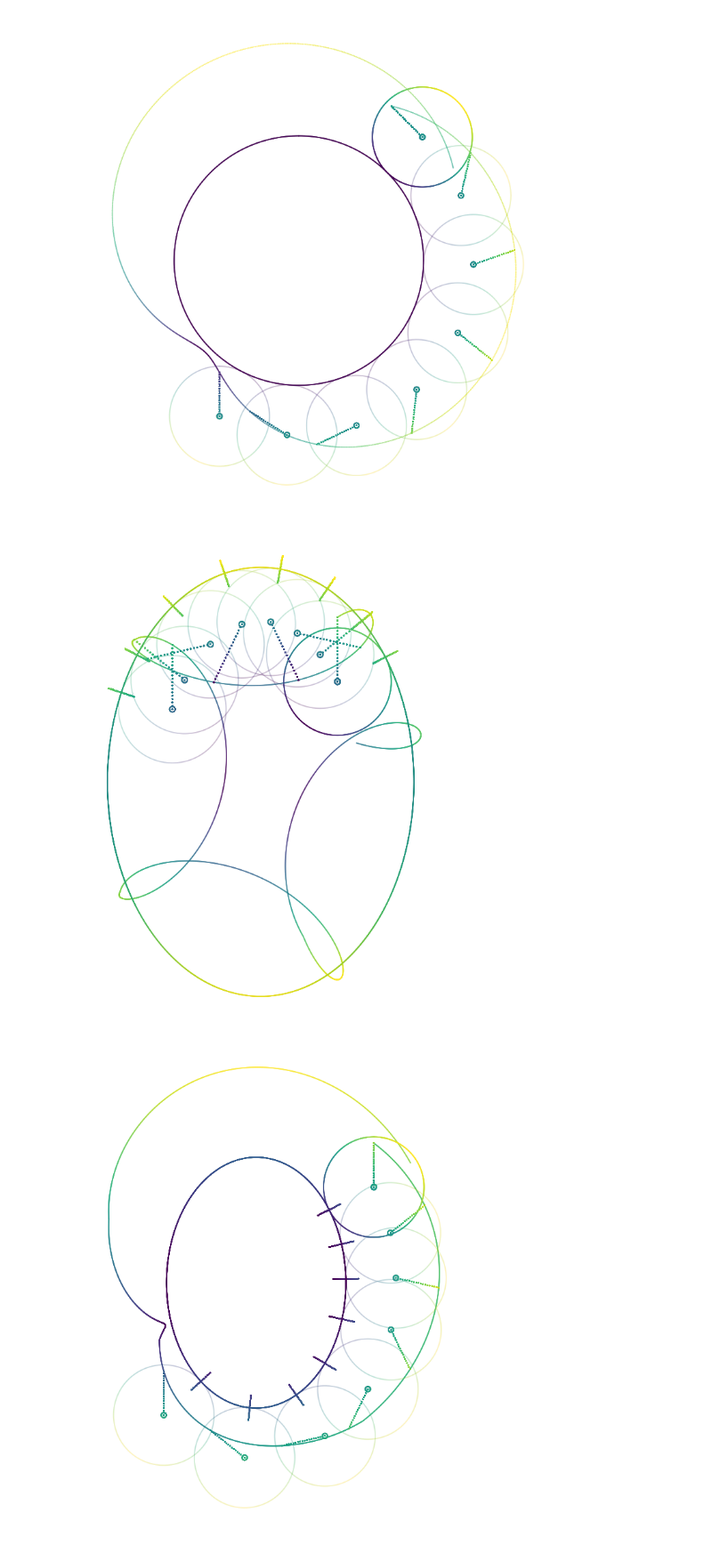
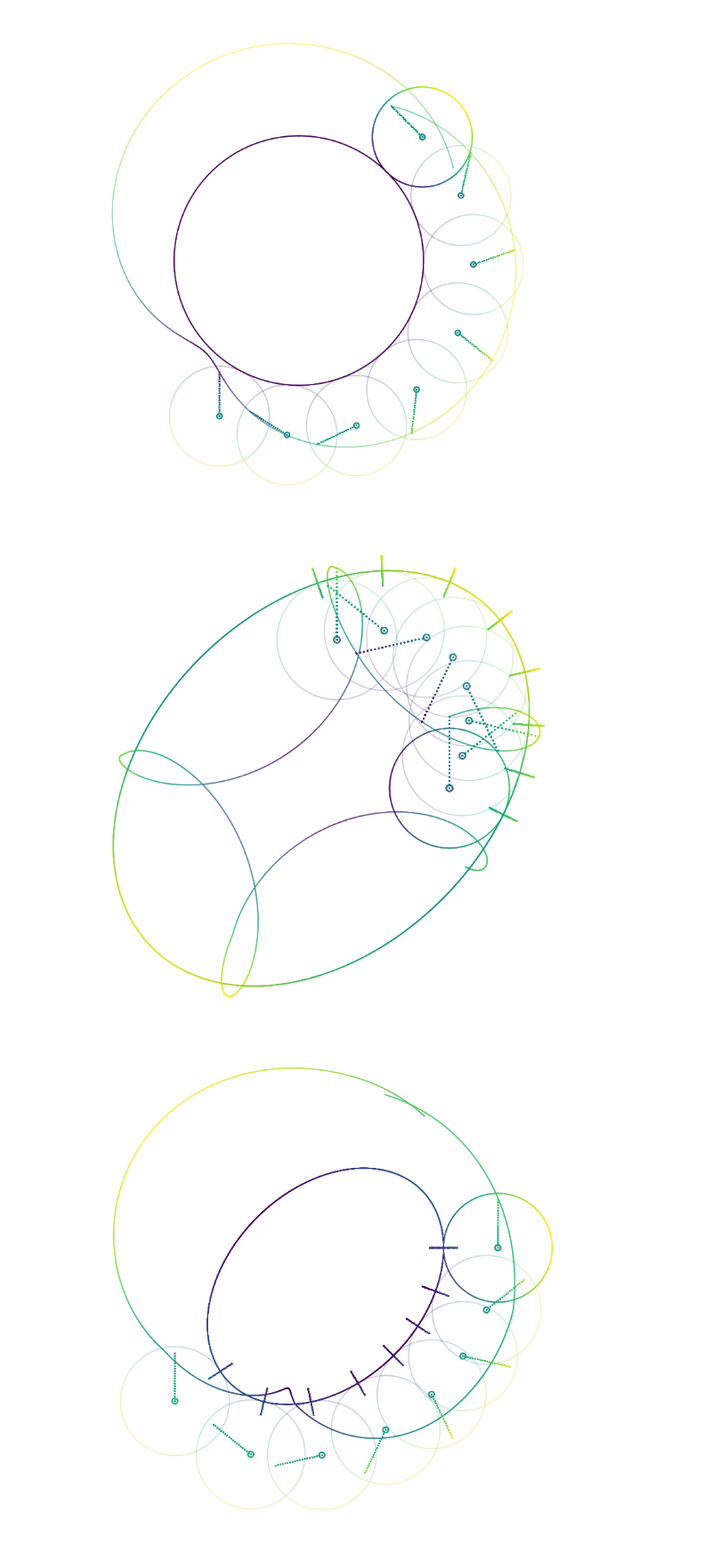
Before and after one commit to donalgrant/spiro, a Jupyter notebook: diagrams.ipynb, the cells around one changed output. Shown at 89% size. Drawn from its saved outputs; the diff is of its cells as text; code cells hidden in the pictures.

Commit message:
fixed wheels in ellipses algorithm, implemented rotation on SpiroData for ellipse orientation

```diff
--- a/diagrams.ipynb
+++ b/diagrams.ipynb
@@ -31,27 +31,27 @@ for phi in np.linspace(phi1,phi2,n):
 # %%
 f = SpiroFig()
 sd = SpiroData()
 e=0.7
 phi1=0
 phi2=2*pi
 n=8
 ring=Ellipse(major=20,eccen=e,offset=pi/4)
 wheel=Wheel(5,6,phi1)
-f.plot(wheel_in_ellipse(wheel=wheel,ellipse=ring,invert=True))
+f.plot(wheel_in_ellipse(wheel=wheel,ellipse=ring,invert=True,orient=pi/4))
 for phi in np.linspace(phi1,phi2,n):
     sd.reset()
     wheel.o=phi
-    sd.add(ring_ellipse_diagram(ring=ring,wheel=wheel,phi0=phi1))
+    sd.add(ring_ellipse_diagram(ring=ring,wheel=wheel,phi0=phi1,orient=pi/4))
     f.plot(sd, new_fig=False, alpha = 1.0 if phi==phi1 else 0.1)
 
 n=8
 wheel=Wheel(8,7,phi1)
-f.plot(wheel_in_ellipse(wheel=wheel,ellipse=ring,invert=False))
+f.plot(wheel_in_ellipse(wheel=wheel,ellipse=ring,invert=False,orient=-pi/4))
 for phi in np.linspace(phi1,phi2,n):
     sd.reset()
     wheel.o=phi
-    sd.add(ring_ellipse_diagram(ring=ring,wheel=wheel,phi0=phi1,inside=False))
+    sd.add(ring_ellipse_diagram(ring=ring,wheel=wheel,phi0=phi1,inside=False,orient=pi/4))
     f.plot(sd, new_fig=False, alpha = 1.0 if phi==phi1 else 0.1)
 # %% [output]
-[figure, old version]
+[figure, new version]
-[figure, old version]
+[figure, new version]
```
Also changed, not shown: 6 other files.
